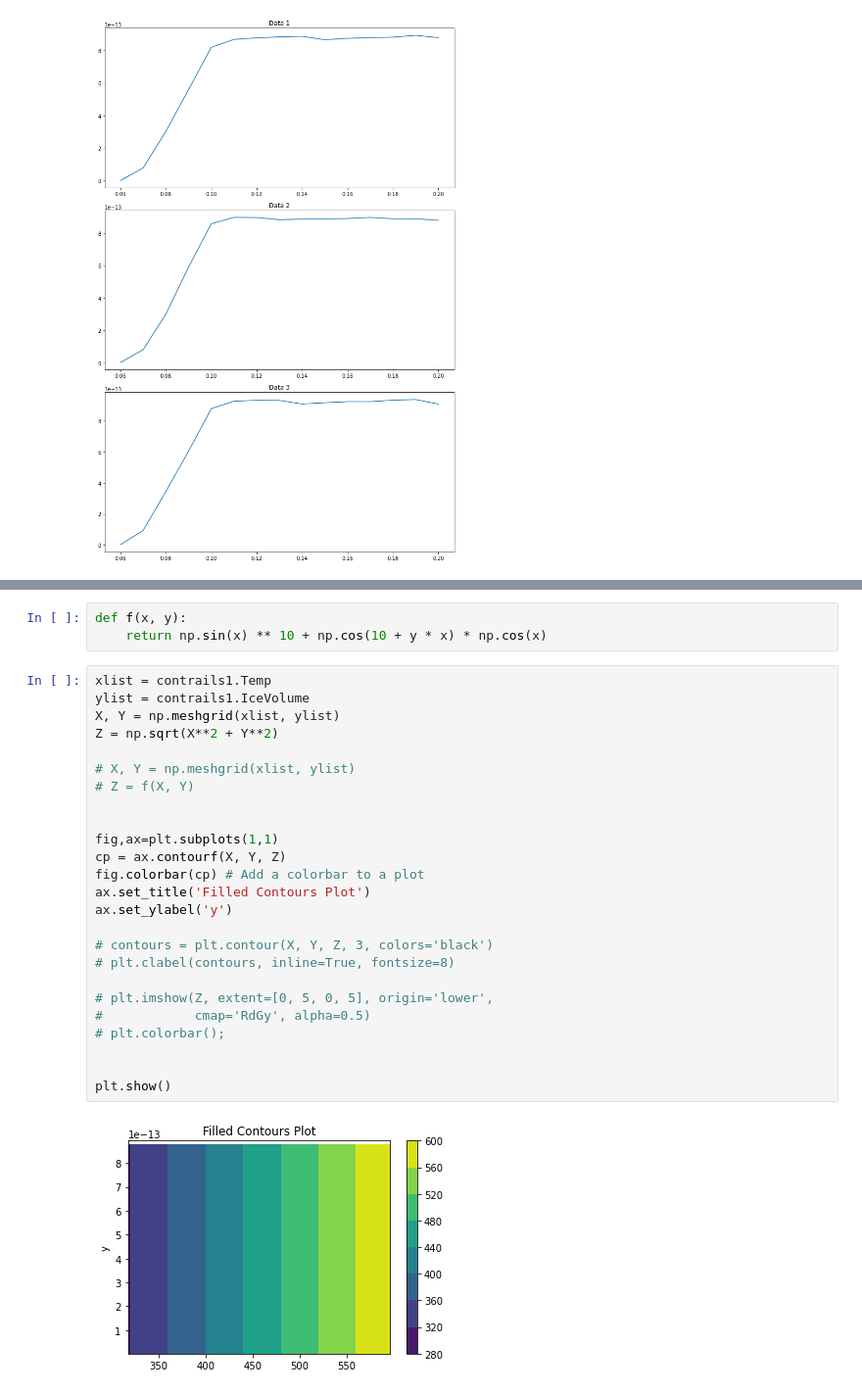
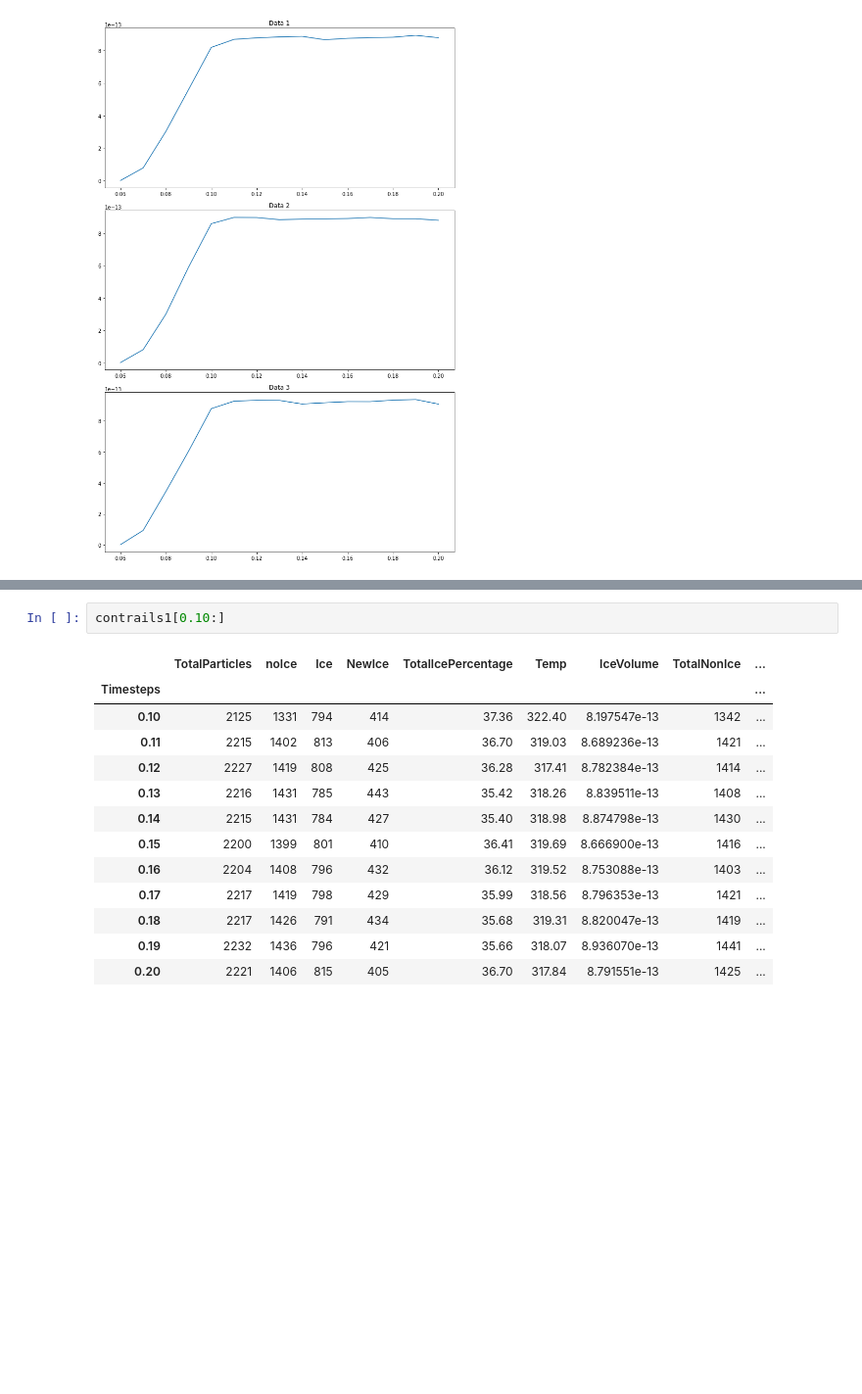
Before and after one commit to nafiul-nipu/Contrails-Python, a Jupyter notebook: contrails preprocessing/IceDataVisualization.ipynb, the cells around one changed output, grey strips where cells are left out. Shown at 98% size. Saved outputs shown, nothing was run; the diff lists cells and outputs as text; blank space fills up the shorter version.

```diff
--- a/contrails preprocessing/IceDataVisualization.ipynb
+++ b/contrails preprocessing/IceDataVisualization.ipynb
@@ -159,33 +118,19 @@ plt.show()
-# %%
-def f(x, y):
-    return np.sin(x) ** 10 + np.cos(10 + y * x) * np.cos(x)
-# %%
-xlist = contrails1.Temp
-ylist = contrails1.IceVolume
-X, Y = np.meshgrid(xlist, ylist)
-Z = np.sqrt(X**2 + Y**2)
-
-# X, Y = np.meshgrid(xlist, ylist)
-# Z = f(X, Y)
-
-
-fig,ax=plt.subplots(1,1)
-cp = ax.contourf(X, Y, Z)
-fig.colorbar(cp) # Add a colorbar to a plot
-ax.set_title('Filled Contours Plot')
-ax.set_ylabel('y')
-
-# contours = plt.contour(X, Y, Z, 3, colors='black')
-# plt.clabel(contours, inline=True, fontsize=8)
-
-# plt.imshow(Z, extent=[0, 5, 0, 5], origin='lower',
-#            cmap='RdGy', alpha=0.5)
-# plt.colorbar();
-
-
-plt.show()
-# %% [output]
-[figure, removed]
+# %%
+contrails1[0.10:]
+# %% [output]
+|  | TotalParticles | noIce | Ice | NewIce | TotalIcePercentage | Temp | IceVolume | TotalNonIce | ... |
+| Timesteps |  |  |  |  |  |  |  |  | ... |
+| 0.10 | 2125 | 1331 | 794 | 414 | 37.36 | 322.40 | 8.197547e-13 | 1342 | ... |
+| 0.11 | 2215 | 1402 | 813 | 406 | 36.70 | 319.03 | 8.689236e-13 | 1421 | ... |
+| 0.12 | 2227 | 1419 | 808 | 425 | 36.28 | 317.41 | 8.782384e-13 | 1414 | ... |
+| 0.13 | 2216 | 1431 | 785 | 443 | 35.42 | 318.26 | 8.839511e-13 | 1408 | ... |
+| 0.14 | 2215 | 1431 | 784 | 427 | 35.40 | 318.98 | 8.874798e-13 | 1430 | ... |
+| 0.15 | 2200 | 1399 | 801 | 410 | 36.41 | 319.69 | 8.666900e-13 | 1416 | ... |
+| 0.16 | 2204 | 1408 | 796 | 432 | 36.12 | 319.52 | 8.753088e-13 | 1403 | ... |
+| 0.17 | 2217 | 1419 | 798 | 429 | 35.99 | 318.56 | 8.796353e-13 | 1421 | ... |
+| 0.18 | 2217 | 1426 | 791 | 434 | 35.68 | 319.31 | 8.820047e-13 | 1419 | ... |
+| 0.19 | 2232 | 1436 | 796 | 421 | 35.66 | 318.07 | 8.936070e-13 | 1441 | ... |
+| 0.20 | 2221 | 1406 | 815 | 405 | 36.70 | 317.84 | 8.791551e-13 | 1425 | ... |
 # %%
 fig = plt.figure(figsize=(10,15))
 ax = plt.axes(projection='3d')
```
Also changed, not shown: parts of 6 cells of this notebook.
